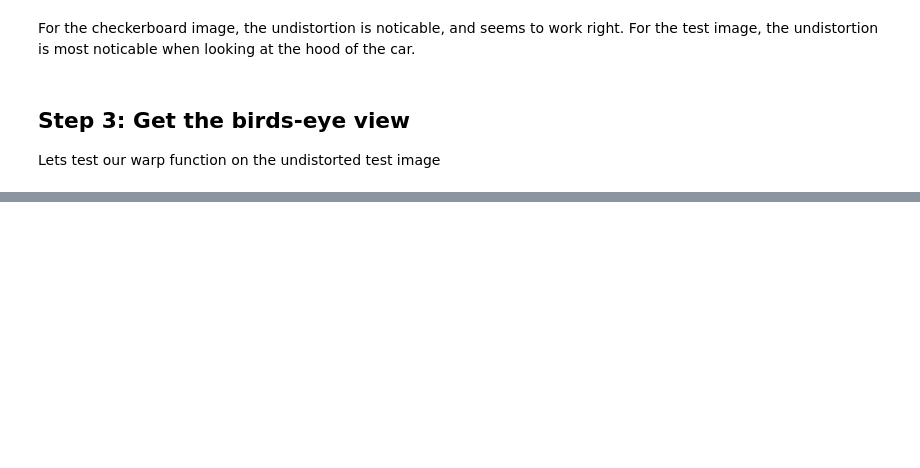
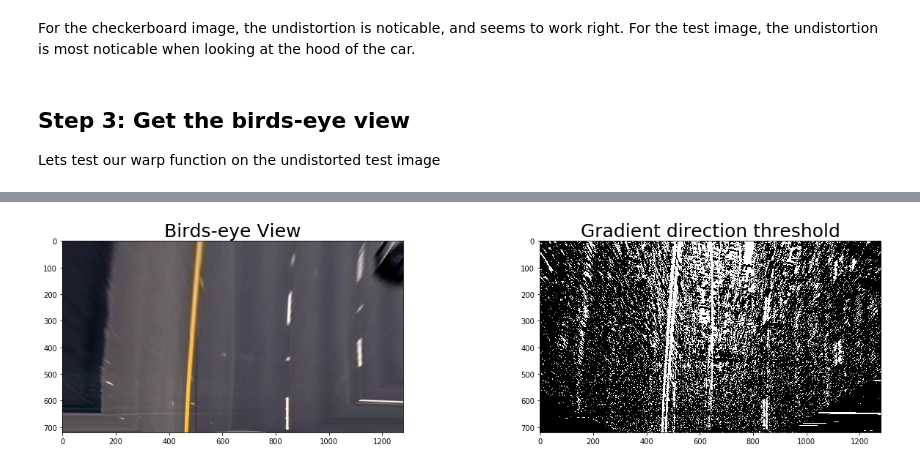
Before and after one commit to olasson/CarND-Self-Driving-Car, a Jupyter notebook: CarND-Advanced-Lane-Lines/advanced_lane_lines.ipynb, the cells around one changed output, grey strips where cells are left out. Saved outputs shown, nothing was run; the diff lists cells and outputs as text; code cells hidden in the pictures; blank space fills up the shorter version.

```diff
--- a/CarND-Advanced-Lane-Lines/advanced_lane_lines.ipynb
+++ b/CarND-Advanced-Lane-Lines/advanced_lane_lines.ipynb
@@ -174,0 +239,6 @@ show_imgs_side_by_side(undist, warped, "Normal View","Birds-eye View")
+# %%
+dir_threshold_warped = dir_threshold(warped, sobel_kernel = 7, thresh=(0, 0.2))
+(_, _) = show_imgs_side_by_side(warped, dir_threshold_warped, "Birds-eye View",\
+                                "Gradient direction threshold", cmap1 = None, cmap2= 'gray')
+# %% [output]
+[figure, added]
```
Also changed, not shown: parts of 13 cells of this notebook.
